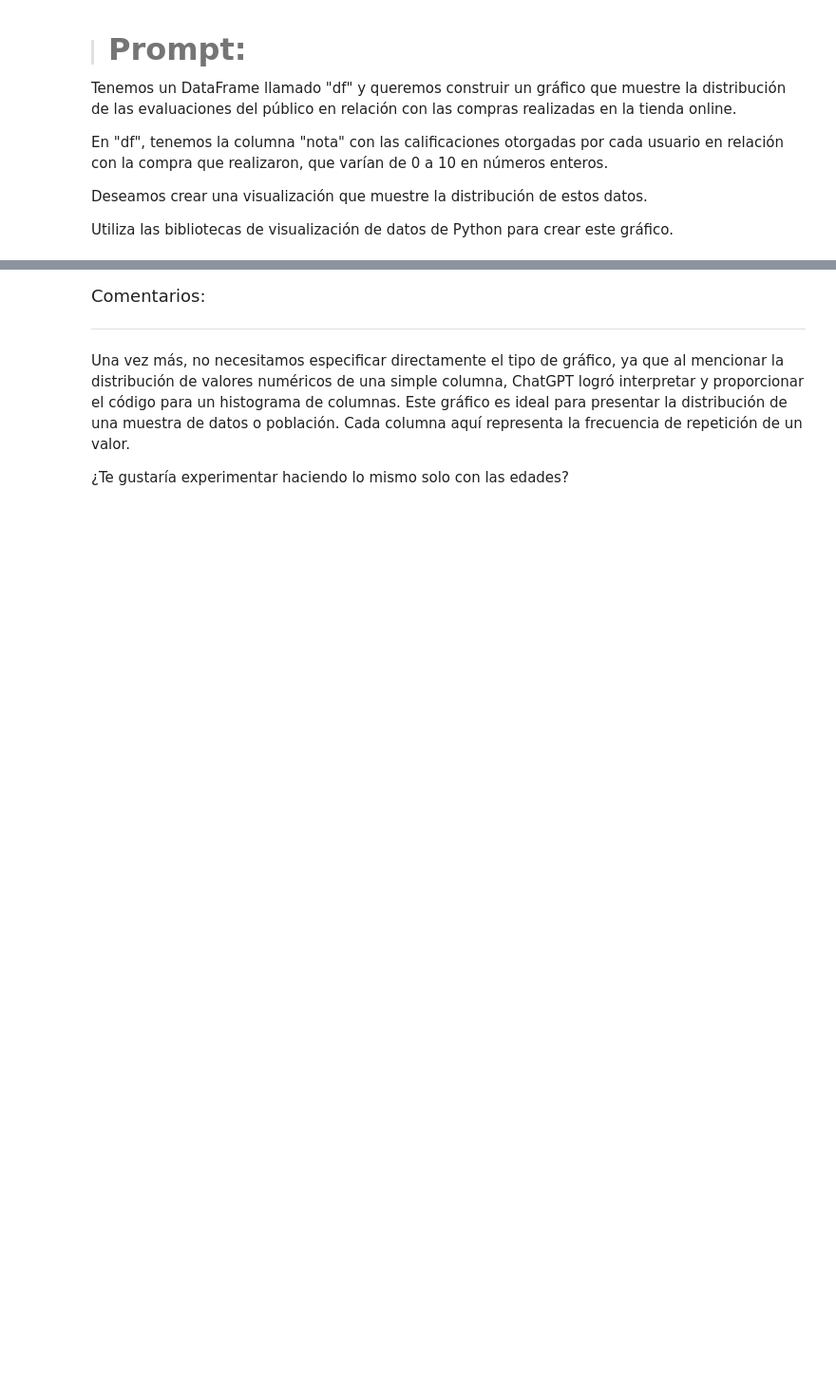
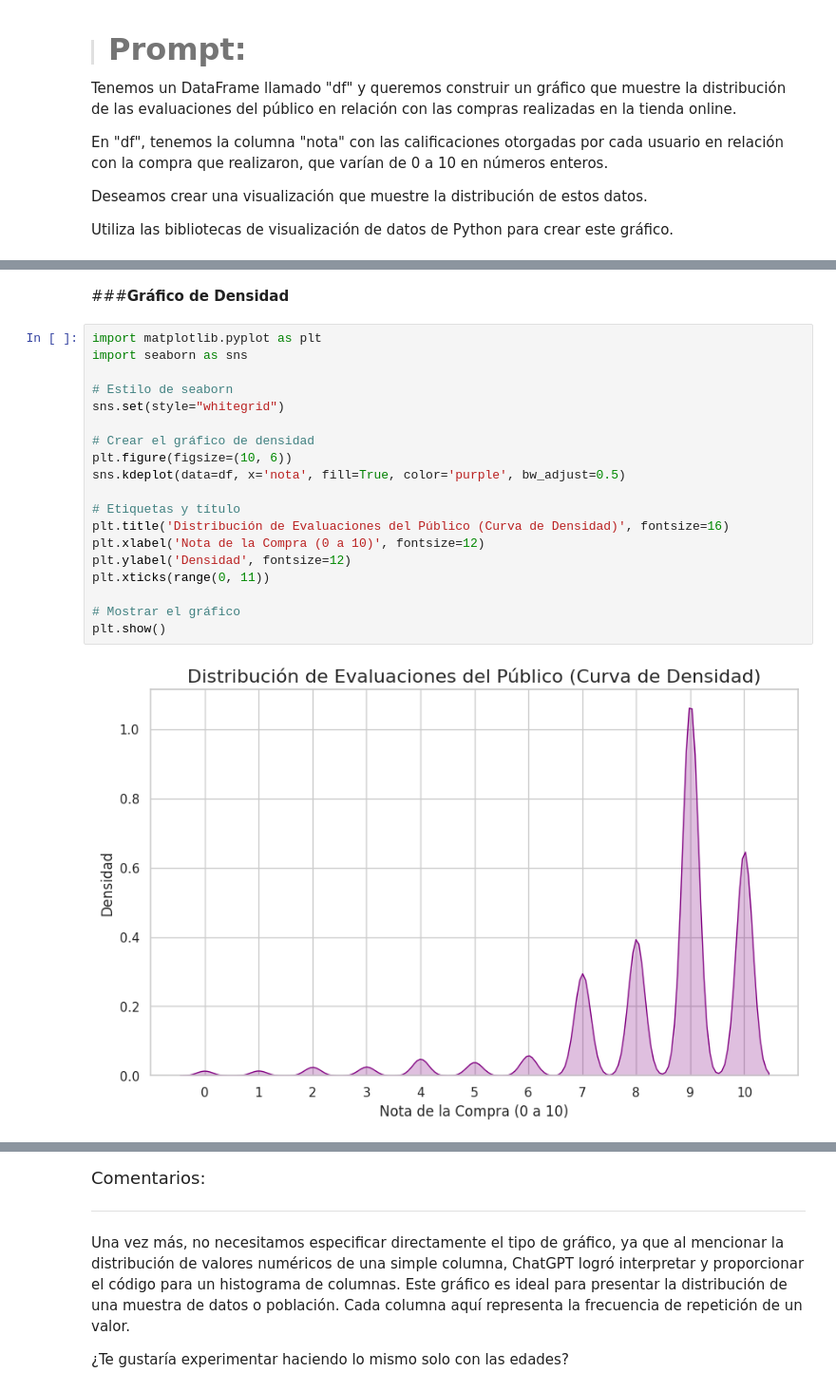
Before and after one commit to clopezv/Challenger_TelecomX, a Jupyter notebook: IA_aplicada_a_ciencia_de_datos.ipynb, the cells around one changed output, grey strips where cells are left out. Shown at 95% size. Cells and saved outputs as stored; diff of their text form; blank space fills up the shorter version.

```diff
--- a/IA_aplicada_a_ciencia_de_datos.ipynb
+++ b/IA_aplicada_a_ciencia_de_datos.ipynb
@@ -1367,0 +1430,23 @@ Utiliza las bibliotecas de visualización de datos de Python para crear este gr
+# %% [markdown]
+###**Gráfico de Densidad**
+# %%
+import matplotlib.pyplot as plt
+import seaborn as sns
+
+# Estilo de seaborn
+sns.set(style="whitegrid")
+
+# Crear el gráfico de densidad
+plt.figure(figsize=(10, 6))
+sns.kdeplot(data=df, x='nota', fill=True, color='purple', bw_adjust=0.5)
+
+# Etiquetas y título
+plt.title('Distribución de Evaluaciones del Público (Curva de Densidad)', fontsize=16)
+plt.xlabel('Nota de la Compra (0 a 10)', fontsize=12)
+plt.ylabel('Densidad', fontsize=12)
+plt.xticks(range(0, 11))
+
+# Mostrar el gráfico
+plt.show()
+# %% [output]
+[figure, added]
```
Also changed, not shown: parts of 34 cells of this notebook.
